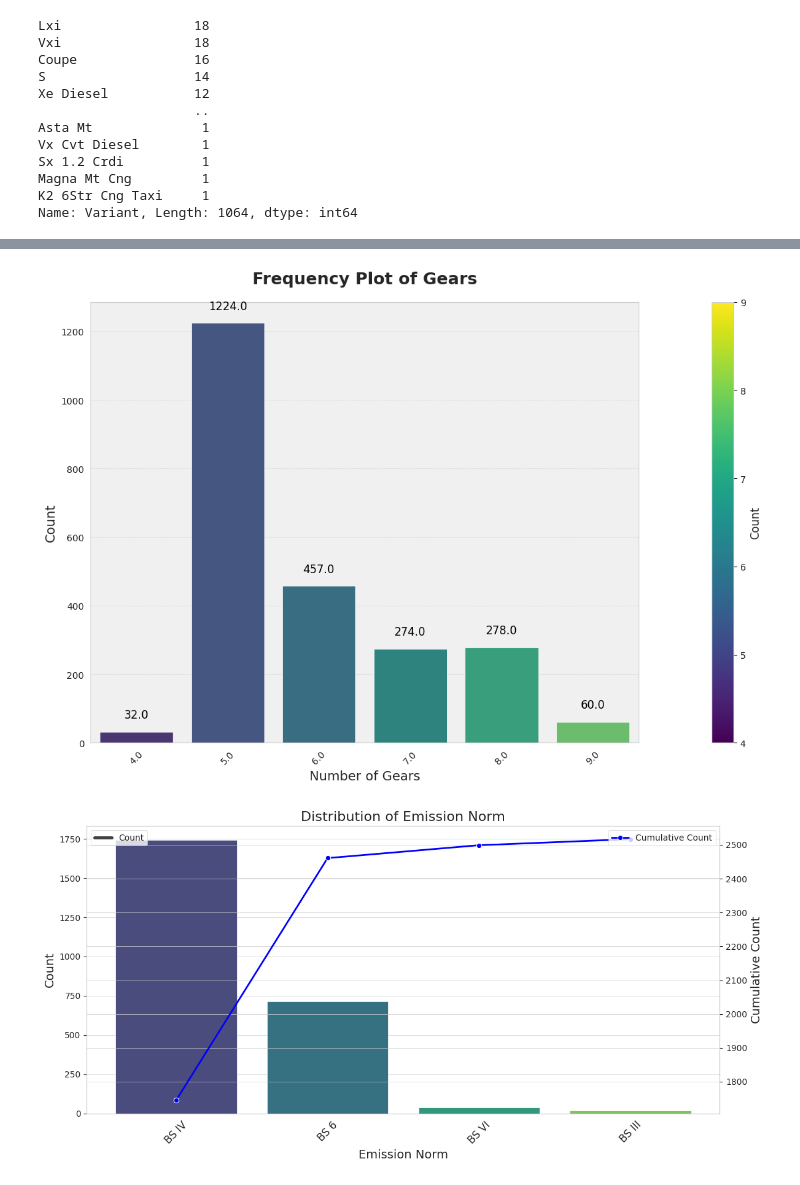
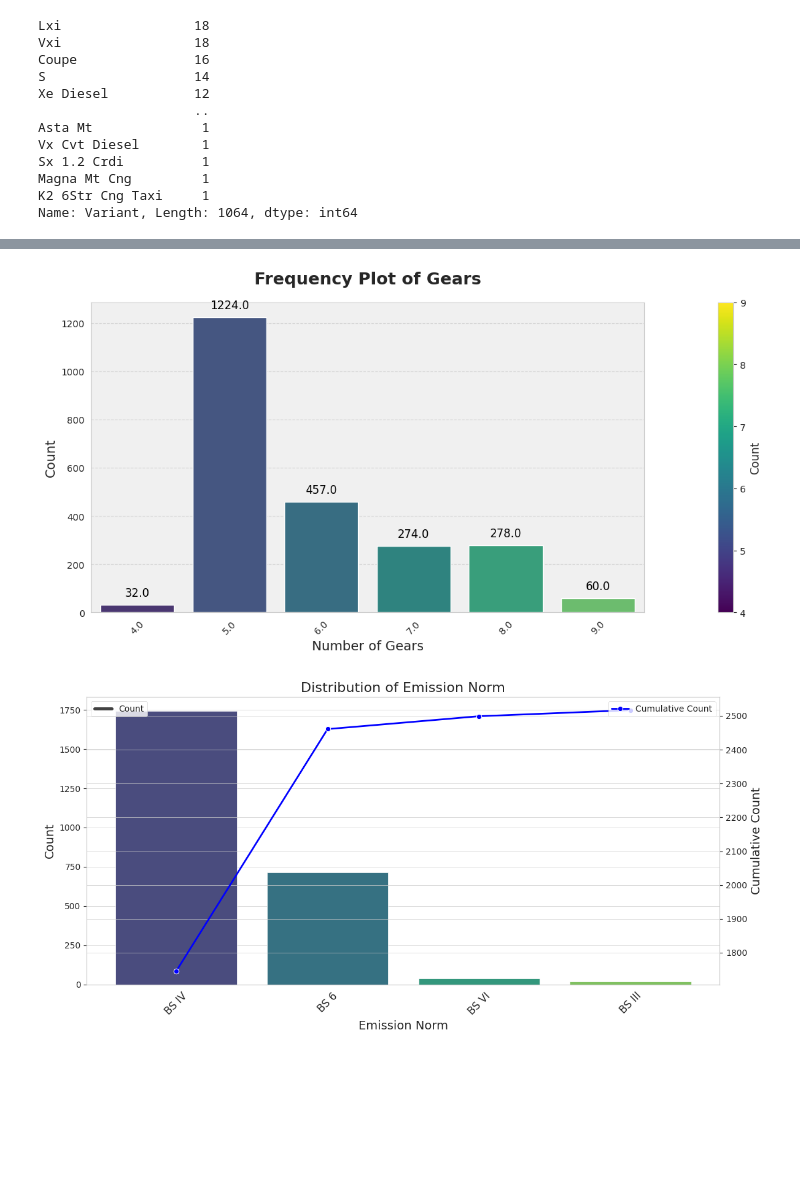
Before and after one commit to siddheshgarje/Sid, a Jupyter notebook: SidDVProject.ipynb, the cells around one changed output, grey strips where cells are left out. Cells and saved outputs as stored; diff of their text form; code cells hidden in the pictures; blank space fills up the shorter version.

```diff
--- a/SidDVProject.ipynb
+++ b/SidDVProject.ipynb
@@ -317,7 +317,7 @@ plt.show()
 df['Gears'] = pd.to_numeric(df['Gears'], errors='coerce')
 
 # Create a frequency (count) plot for the 'Gears' column
-plt.figure(figsize=(12, 8))
+plt.figure(figsize=(12, 6))
 sns.set_style("whitegrid")
 
 # Create a custom color palette for the bars
@@ -328,34 +328,34 @@ sns.countplot(data=df, x='Gears', palette=colors)
 
 # Adding a gradient background
 ax = plt.gca()
 ax.set_facecolor('#f0f0f0')
 
 # Customizing the title and labels
 plt.title('Frequency Plot of Gears', fontsize=18, fontweight='bold', pad=20)
 plt.xlabel('Number of Gears', fontsize=14)
 plt.ylabel('Count', fontsize=14)
 
 # Adding data labels on top of each bar
 for p in ax.patches:
     ax.annotate(f'{p.get_height()}', (p.get_x() + p.get_width() / 2., p.get_height() + 50),
                 ha='center', va='center', fontsize=12, color='black')
 
 # Rotate x-axis labels for better readability
 plt.xticks(rotation=45)
 
 # Adding a color bar legend
 sm = plt.cm.ScalarMappable(cmap='viridis', norm=plt.Normalize(vmin=min(df['Gears']), vmax=max(df['Gears'])))
 sm.set_array([])  # You need to set an empty array to create the ScalarMappable
 cbar = plt.colorbar(sm, pad=0.1)
 cbar.set_label('Count', fontsize=12)
 
 # Adding a decorative grid
 plt.grid(axis='y', linestyle='--', alpha=0.7)
 
 plt.tight_layout()
 plt.show()
 # %% [output]
-[figure, old version]
+[figure, new version]
 # %%
 
 
```
Also changed, not shown: parts of 9 cells of this notebook.
